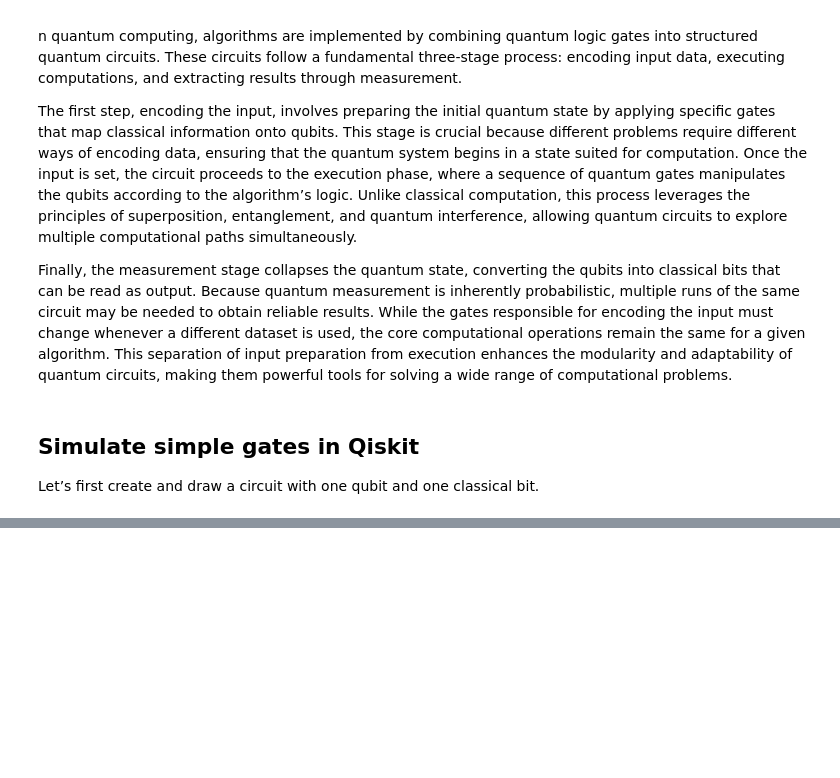
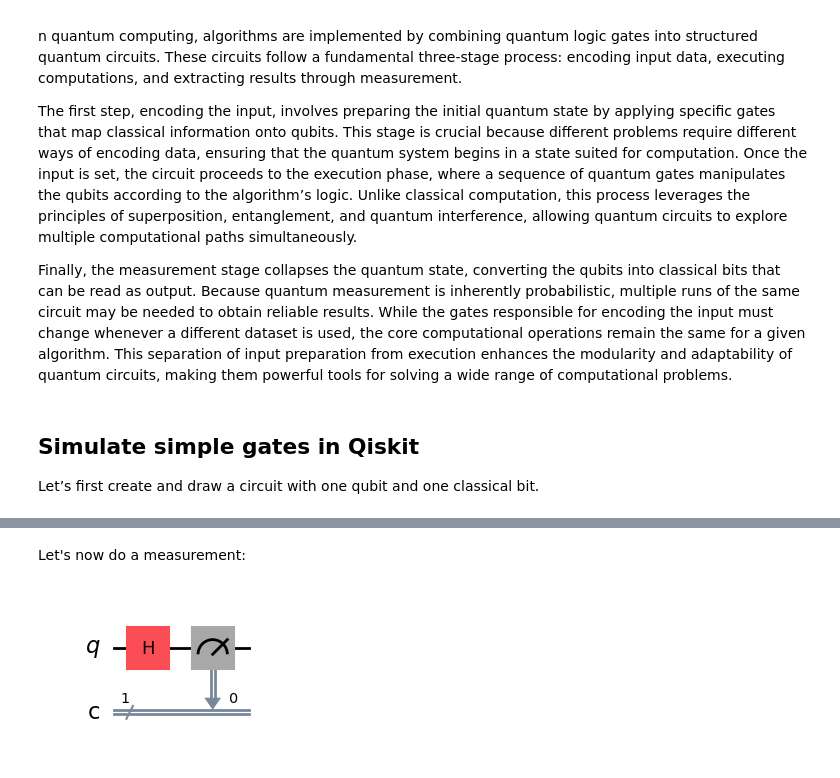
Before and after one commit to vthot4/Quantum_Computing_notes, a Jupyter notebook: notebooks/01_notebook.ipynb, the cells around one changed output, grey strips where cells are left out. Saved outputs shown, nothing was run; the diff lists cells and outputs as text; code cells hidden in the pictures; blank space fills up the shorter version.

```diff
--- a/notebooks/01_notebook.ipynb
+++ b/notebooks/01_notebook.ipynb
@@ -60,0 +96,7 @@ qc.draw(output = 'mpl')
+# %% [markdown]
+Let's now do a measurement:
+# %%
+qc.measure(0, 0); # Measure qubit 0 to the classical bit 0
+qc.draw(output='mpl')
+# %% [output]
+[figure, added]
```
Also changed, not shown: parts of 10 cells of this notebook, 1 other file.
